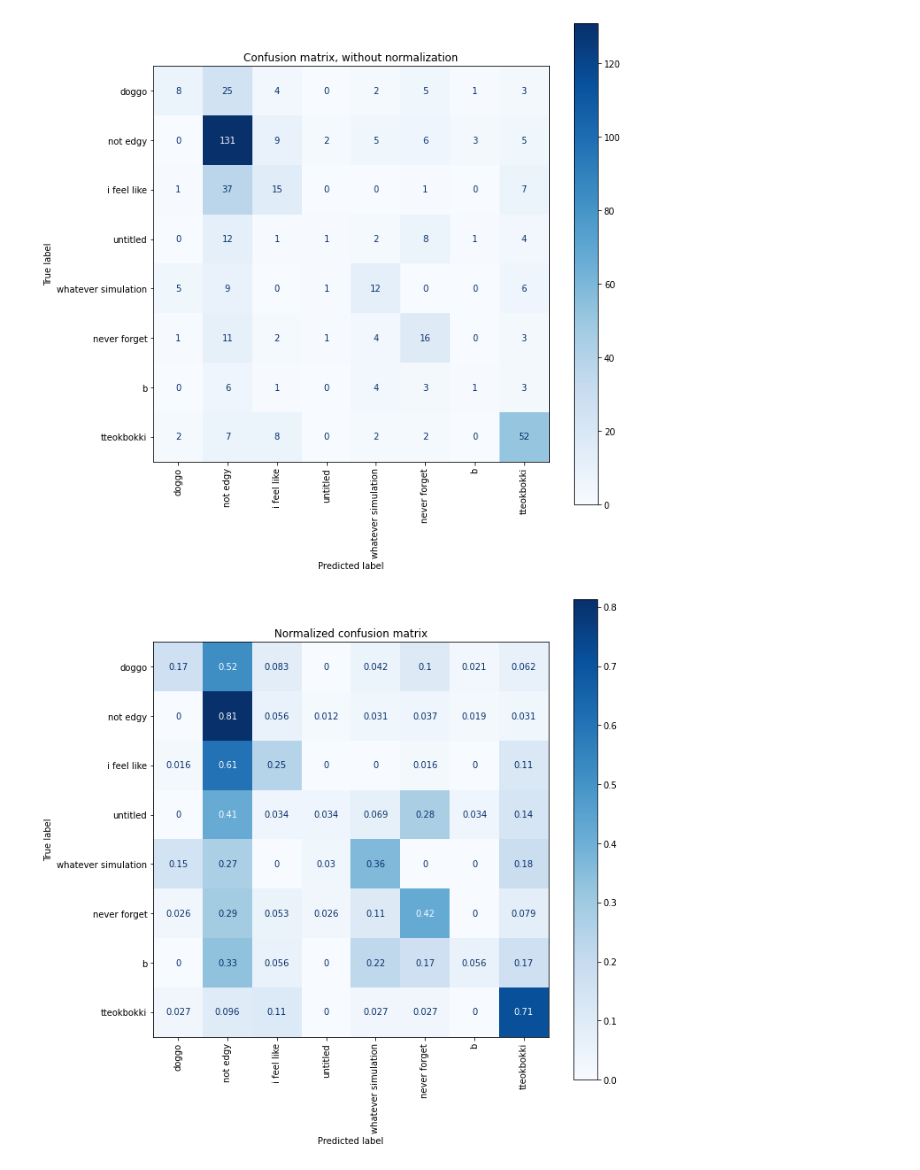
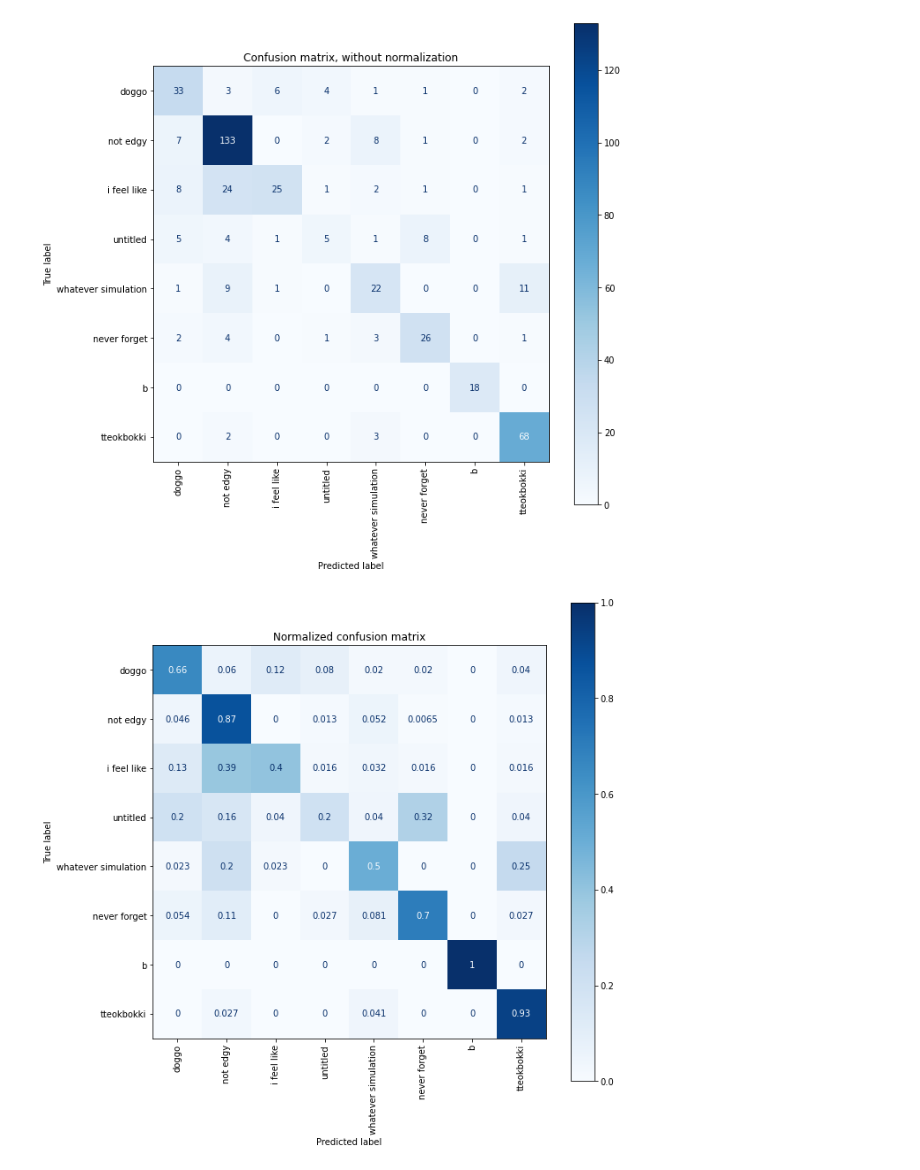
Before and after one commit to edwardD2/API_Spotify, a Jupyter notebook: knn.ipynb, the cells around one changed output. Saved outputs shown, nothing was run; the diff lists cells and outputs as text; code cells hidden in the pictures.

Commit message:
implemented one-hot encoding

```diff
--- a/knn.ipynb
+++ b/knn.ipynb
@@ -52,12 +55,29 @@ def predict_classification(train, test_row, num_neighbors):
   prediction = max(set(output_values), key=output_values.count)
   return prediction
 # %%
+# extract numerical data, implementing one-hot encoding for track genre
 names = ['doggo', 'not edgy', 'i feel like', 'untitled', 'whatever simulation', 'never forget', 'b', '떡볶이']
-columns = ['energy', 'loudness', 'tempo', 'valence', 'danceability', 'playlist']
-
-tracks_all = pd.DataFrame(columns=columns)
+tracks_all = pd.DataFrame()
+artists = pd.read_csv('artists.csv', index_col=0)
+atg = pd.read_csv('all_top_genres.csv', index_col=0)
 for name in names:
-  df = pd.read_csv(name+'.csv', index_col=0).iloc[:, 5:10]
+  df = pd.read_csv(name+'.csv', index_col=0)
+  genres = []
+  ohe = pd.DataFrame(columns=atg.all_top_genres.values)
+  for artist in df.track_artists:
+    try:
+      genres = artists[artists['artist_name']==artist]['genres'].values[0]
+      genres = genres.replace('[', '').replace(']', '').replace('\'', '').replace(', ', ',').split(',')
+    except IndexError:
+      genres = []
+    a = {}
+    for genre in atg.all_top_genres.values:
+      if genre in genres:
+        a[genre] = 1
+      else:
+        a[genre] = 0
+    ohe = ohe.append(a, ignore_index=True)
+  df = ohe.join(df)[atg.all_top_genres.values.tolist()+['energy', 'loudness', 'tempo', 'valence', 'danceability']]
   if name=='떡볶이':
     df['playlist'] = 'tteokbokki'
   else:
@@ -209,22 +229,22 @@ np.trace(matrix)/np.sum(matrix)
 # %%
 # visualize confusion matrix
 names[-1] = 'tteokbokki'
 titles_options = [
     ("Confusion matrix, without normalization", None),
     ("Normalized confusion matrix", "true"),
 ]
 for title, normalize in titles_options:
   fig, ax = plt.subplots(figsize=(10,10))
   disp = ConfusionMatrixDisplay.from_predictions(
-      YTrain,
+      YTest,
       pred_labels,
       labels=names,
       xticks_rotation='vertical',
       normalize=normalize,
       cmap=plt.cm.Blues,
       ax=ax)
   disp.ax_.set_title(title)
 plt.show()
 # %% [output]
-[figure, old version]
+[figure, new version]
-[figure, old version]
+[figure, new version]
```
Also changed, not shown: parts of 6 cells of this notebook.
